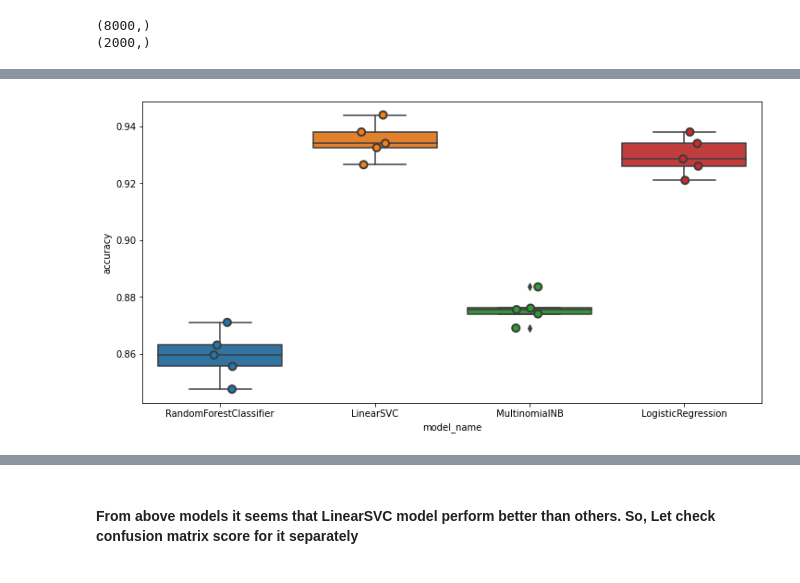
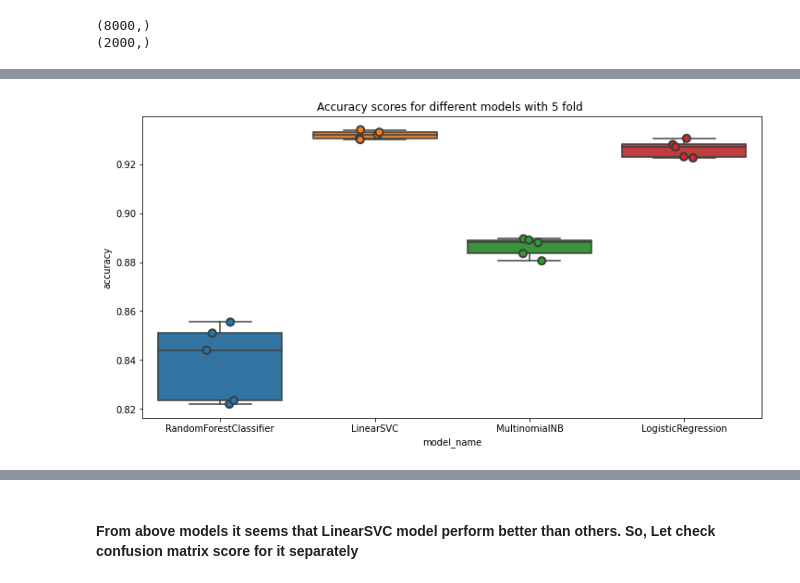
Before and after one commit to Renuk9390/Patent_Sentiment_Analysis, a Jupyter notebook: Jupyter notebook/ML_models.ipynb, the cells around one changed output, grey strips where cells are left out. Cells and saved outputs as stored; diff of their text form; code cells hidden in the pictures.

Commit message:
Adding precision recall and f1 score for all models

```diff
--- a/Jupyter notebook/ML_models.ipynb
+++ b/Jupyter notebook/ML_models.ipynb
@@ -79,17 +80,28 @@ models = [
     LogisticRegression(random_state=0),
 ]
 
-# For calculating model performance applying cross validation
-CV = 5
-cv_df = pd.DataFrame(index=range(CV * len(models)))
+# Defining multiple scores
+scoring = {'accuracy' : make_scorer(accuracy_score),
+           'precision' : make_scorer(precision_score, average='micro'),
+           'recall' : make_scorer(recall_score, average='micro'),
+           'f1_score' : make_scorer(f1_score, average='micro')}
+
+# Defining K-fold and dataframe to store the scores
+n_splits = 5
+kfold = KFold(n_splits, random_state=5)
+kf_df = pd.DataFrame(index=range(n_splits * len(models)))
 
 entries = []
 
 for model in models:
   model_name = model.__class__.__name__
-  accuracies = cross_val_score(model, features, labels, scoring='accuracy', cv=CV)
-  for fold_idx, accuracy in enumerate(accuracies):
-    entries.append((model_name, fold_idx, accuracy))
+  scores = cross_validate(model, features, labels, scoring=scoring, cv=kfold)
+
+  for fold_id in range(n_splits):
+    entries.append((fold_id, model_name, scores['test_accuracy'][fold_id],
+                    scores['test_precision'][fold_id],
+                    scores['test_recall'][fold_id],
+                    scores['test_f1_score'][fold_id]))
 
 # Saving the cross-validation score in the dataframe
-cv_df = pd.DataFrame(entries, columns=['model_name', 'fold_idx', 'accuracy'])
+kf_df = pd.DataFrame(entries, columns=['fold_id', 'model_name', 'accuracy', 'precision', 'recall', 'f1_score'])
@@ -96,9 +128,10 @@ cv_df = pd.DataFrame(entries, columns=['model_name', 'fold_idx', 'accuracy'])
 # %%
 # Plotting accuracy score for these different models
 fig, ax = plt.subplots(figsize=(12, 6))
-sns.boxplot(x='model_name', y='accuracy', data=cv_df)
-sns.stripplot(x='model_name', y='accuracy', data=cv_df,
+sns.boxplot(x='model_name', y='accuracy', data=kf_df)
+sns.stripplot(x='model_name', y='accuracy', data=kf_df,
               size=8, jitter=True, edgecolor="gray", linewidth=2)
+plt.title('Accuracy scores for different models with {n} fold '.format(n = n_splits))
 plt.show()
 # %% [output]
-[figure, old version]
+[figure, new version]
```
Also changed, not shown: parts of 9 cells of this notebook.
